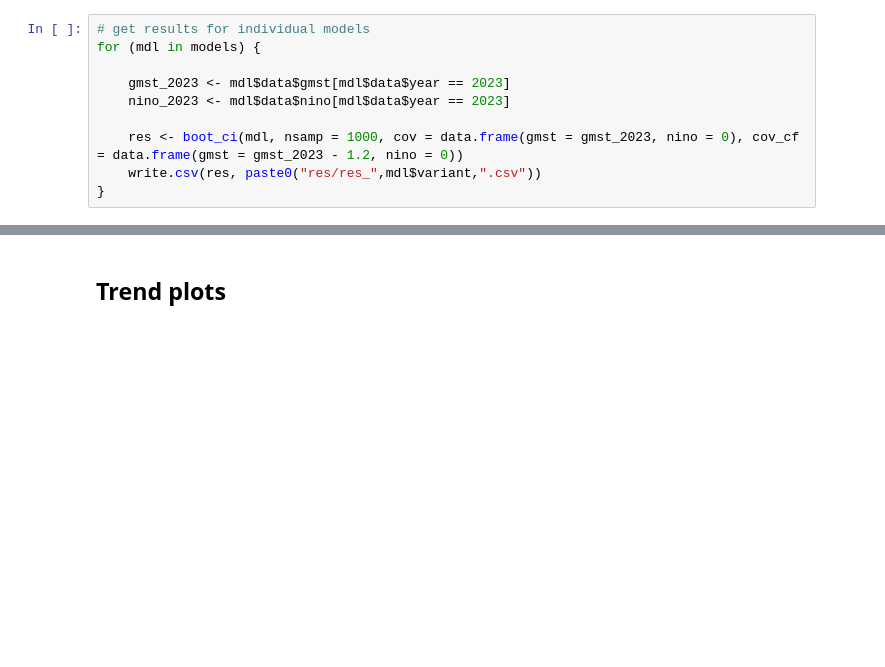
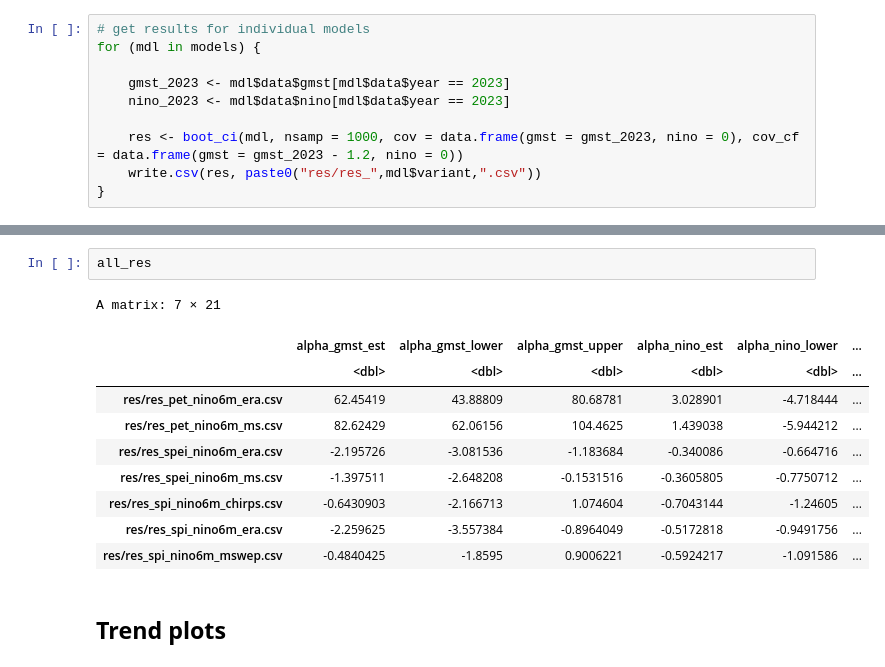
Before and after one commit to clairbarnes/wwa-current, a Jupyter notebook: 24-01_amazon-drought/amazon-drought_1R_trend-fitting.ipynb, the cells around one changed output, grey strips where cells are left out. Drawn from its saved outputs; the diff is of its cells as text; blank space fills up the shorter version.

```diff
--- a/24-01_amazon-drought/amazon-drought_1R_trend-fitting.ipynb
+++ b/24-01_amazon-drought/amazon-drought_1R_trend-fitting.ipynb
@@ -164,3 +152,16 @@ A matrix: 7 × 21
+# %%
+all_res
+# %% [output]
+A matrix: 7 × 21
+|  | alpha_gmst_est | alpha_gmst_lower | alpha_gmst_upper | alpha_nino_est | alpha_nino_lower | ... |
+|  | <dbl> | <dbl> | <dbl> | <dbl> | <dbl> | ... |
+| res/res_pet_nino6m_era.csv | 62.45419 | 43.88809 | 80.68781 | 3.028901 | -4.718444 | ... |
+| res/res_pet_nino6m_ms.csv | 82.62429 | 62.06156 | 104.4625 | 1.439038 | -5.944212 | ... |
+| res/res_spei_nino6m_era.csv | -2.195726 | -3.081536 | -1.183684 | -0.340086 | -0.664716 | ... |
+| res/res_spei_nino6m_ms.csv | -1.397511 | -2.648208 | -0.1531516 | -0.3605805 | -0.7750712 | ... |
+| res/res_spi_nino6m_chirps.csv | -0.6430903 | -2.166713 | 1.074604 | -0.7043144 | -1.24605 | ... |
+| res/res_spi_nino6m_era.csv | -2.259625 | -3.557384 | -0.8964049 | -0.5172818 | -0.9491756 | ... |
+| res/res_spi_nino6m_mswep.csv | -0.4840425 | -1.8595 | 0.9006221 | -0.5924217 | -1.091586 | ... |
 # %% [markdown]
 ## **Trend plots**
 # %%
```
Also changed, not shown: parts of 11 cells of this notebook.
